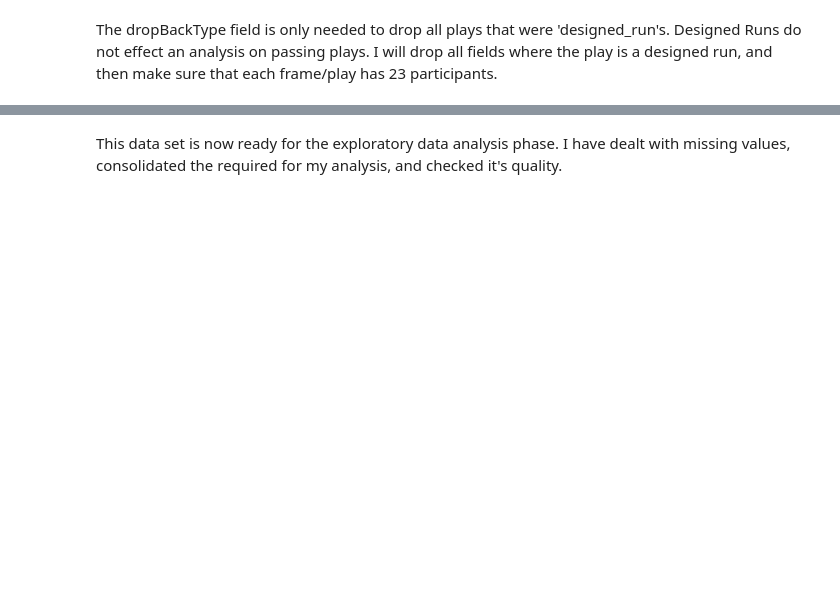
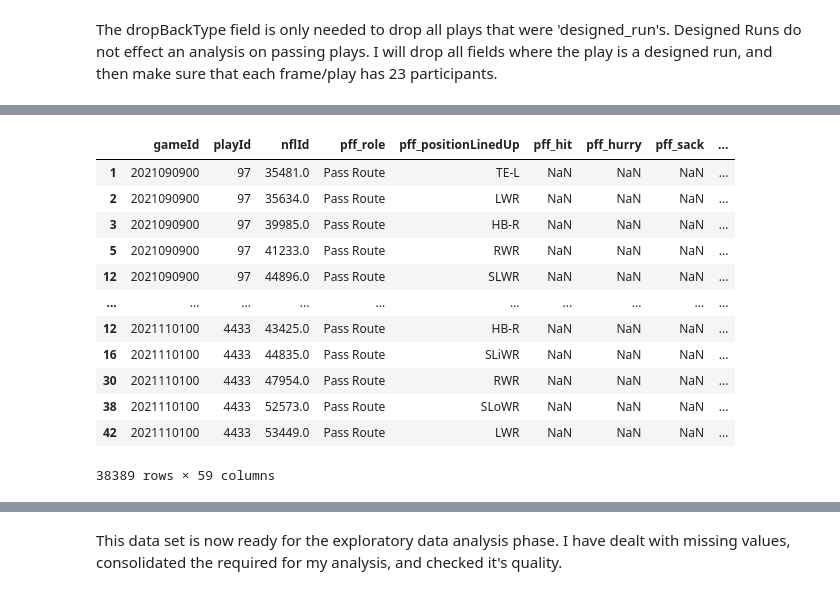
Before and after one commit to bkandikonda27/ExpectedPassingYardsMetricNFL, a Jupyter notebook: DataWrangling.ipynb, the cells around one changed output, grey strips where cells are left out. Saved outputs shown, nothing was run; the diff lists cells and outputs as text; code cells hidden in the pictures; blank space fills up the shorter version.

```diff
--- a/DataWrangling.ipynb
+++ b/DataWrangling.ipynb
@@ -464,0 +356,4 @@ df_main.head()
+# %%
+def calculateDistance(x1,y1,x2,y2):
+     dist = math.sqrt((x2 - x1)**2 + (y2 - y1)**2)
+     return dist
@@ -464,0 +444,17 @@ df_main.head()
+# %%
+df_copy2 = df_copy.drop_duplicates(subset=['gameId', 'playId', 'nflId'], keep='first')
+df_copy2
+# %% [output]
+|  | gameId | playId | nflId | pff_role | pff_positionLinedUp | pff_hit | pff_hurry | pff_sack | ... |
+| 1 | 2021090900 | 97 | 35481.0 | Pass Route | TE-L | NaN | NaN | NaN | ... |
+| 2 | 2021090900 | 97 | 35634.0 | Pass Route | LWR | NaN | NaN | NaN | ... |
+| 3 | 2021090900 | 97 | 39985.0 | Pass Route | HB-R | NaN | NaN | NaN | ... |
+| 5 | 2021090900 | 97 | 41233.0 | Pass Route | RWR | NaN | NaN | NaN | ... |
+| 12 | 2021090900 | 97 | 44896.0 | Pass Route | SLWR | NaN | NaN | NaN | ... |
+| ... | ... | ... | ... | ... | ... | ... | ... | ... | ... |
+| 12 | 2021110100 | 4433 | 43425.0 | Pass Route | HB-R | NaN | NaN | NaN | ... |
+| 16 | 2021110100 | 4433 | 44835.0 | Pass Route | SLiWR | NaN | NaN | NaN | ... |
+| 30 | 2021110100 | 4433 | 47954.0 | Pass Route | RWR | NaN | NaN | NaN | ... |
+| 38 | 2021110100 | 4433 | 52573.0 | Pass Route | SLoWR | NaN | NaN | NaN | ... |
+| 42 | 2021110100 | 4433 | 53449.0 | Pass Route | LWR | NaN | NaN | NaN | ... |
+38389 rows × 59 columns
```
Also changed, not shown: parts of 36 cells of this notebook.
